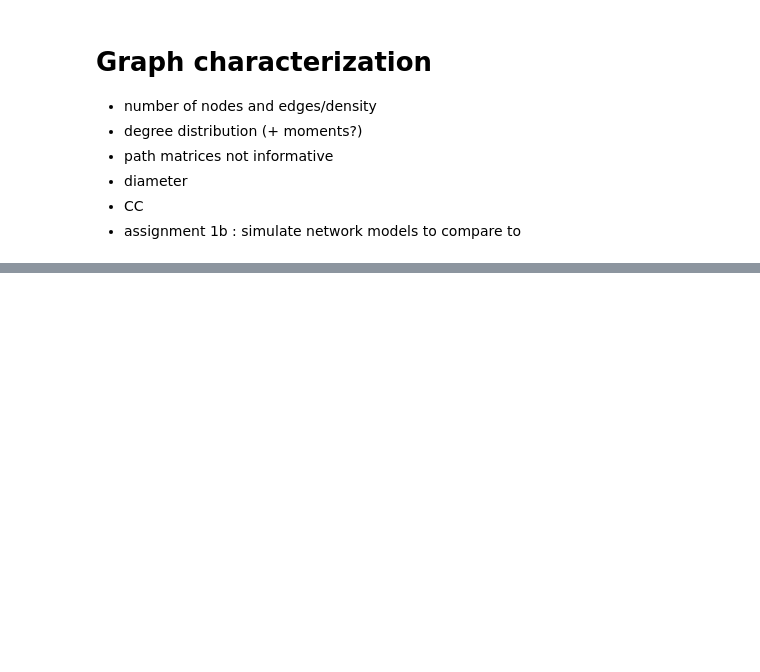
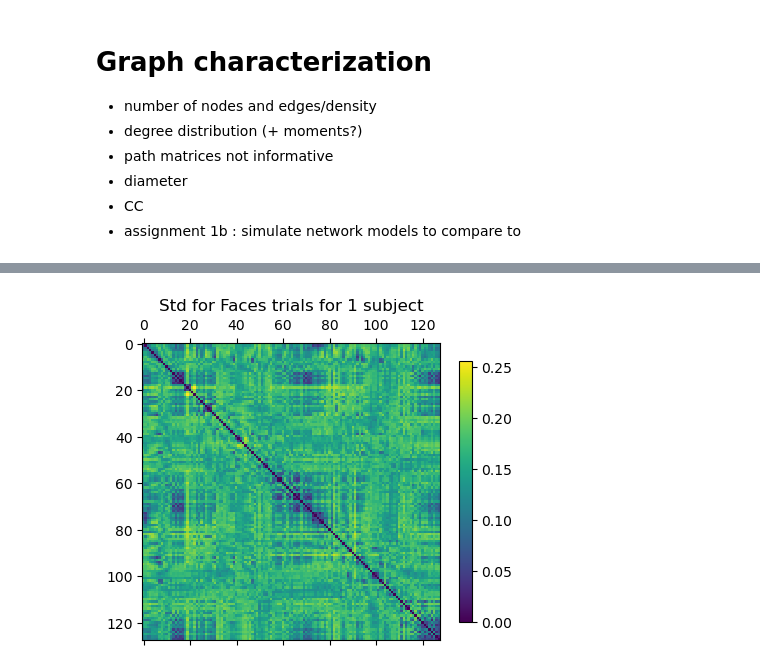
Before and after one commit to NinoHerve/NetworkMachineLearning_2023, a Jupyter notebook: notebooks_hugo/Xplore.ipynb, the cells around one changed output, grey strips where cells are left out. Cells and saved outputs as stored; diff of their text form; code cells hidden in the pictures; blank space fills up the shorter version.

```diff
--- a/notebooks_hugo/Xplore.ipynb
+++ b/notebooks_hugo/Xplore.ipynb
@@ -50,0 +82,8 @@ degrees_bin.shape
+# %%
+ind = np.logical_and(y_red==1, S_red=='sub-01')
+plt.matshow(A[ind].std(axis=0)[np.ix_(node_order, node_order)])
+plt.title('Std for Faces trials for 1 subject')
+plt.colorbar(shrink=.7)
+plt.show()
+# %% [output]
+[figure, added]
```
Also changed, not shown: parts of 48 cells of this notebook, 3 other files.
